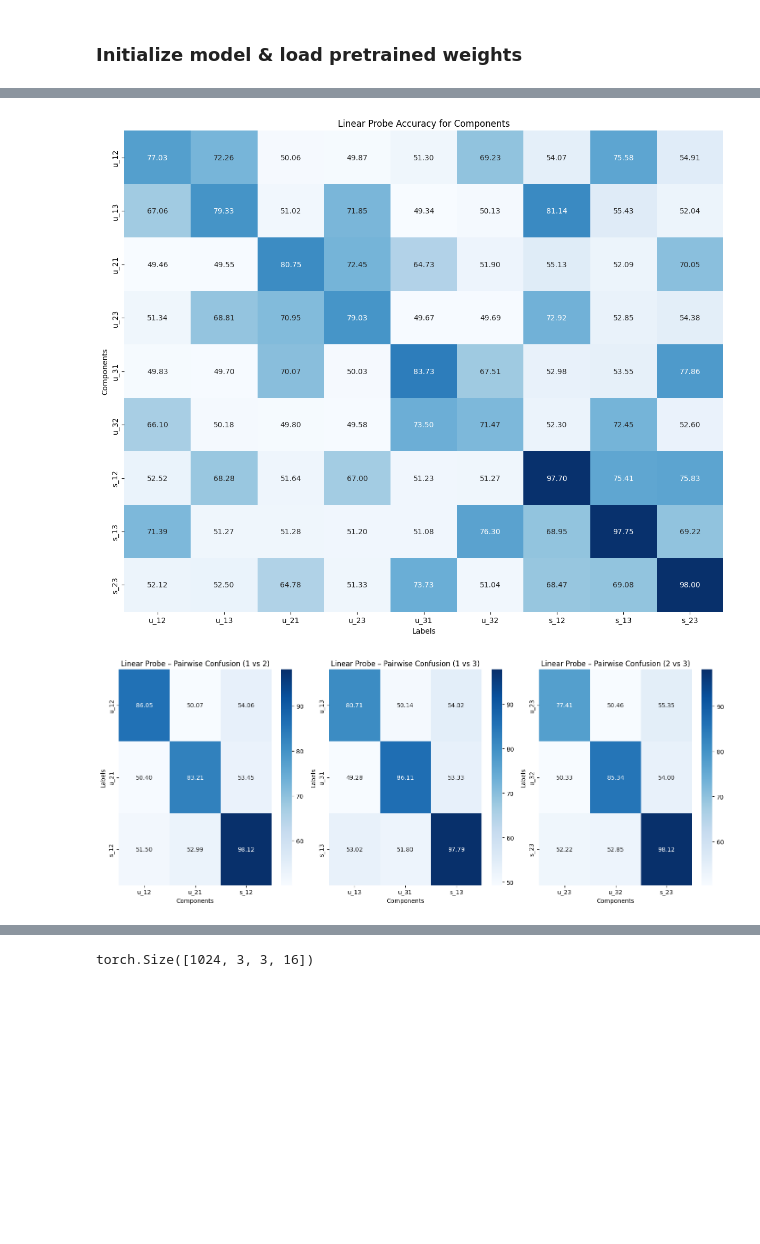
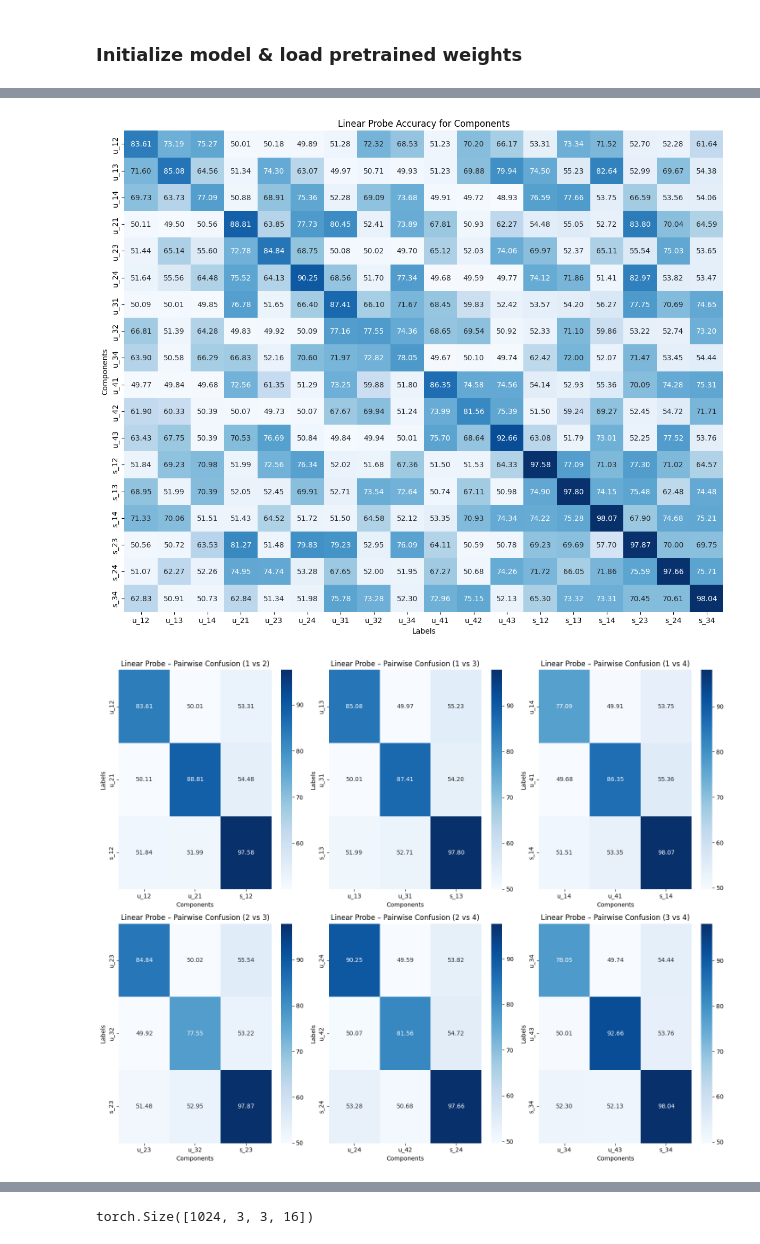
Before and after one commit to Vascorn/RePercENT, a Jupyter notebook: notebooks/repercent_synthetic.ipynb, the cells around one changed output, grey strips where cells are left out. Drawn from its saved outputs; the diff is of its cells as text; code cells hidden in the pictures; blank space fills up the shorter version.

```diff
--- a/notebooks/repercent_synthetic.ipynb
+++ b/notebooks/repercent_synthetic.ipynb
@@ -52,15 +44,12 @@ Using device: cuda
 ### Read config files
 # %%
 # Read the configuration files for data
-data_config_path = os.path.join(base_dir, "configs", "data", "synthetic_data.yaml")
+data_config_path = os.path.join(base_dir, "configs", "data", "synthetic_data_4m.yaml")
 with open(data_config_path, 'r') as f:
     data_config = yaml.safe_load(f)
-# Read the configuration files for the model
-model_config_path = os.path.join(base_dir, "configs", "model", "repercent.yaml")
-with open(model_config_path, 'r') as f:
-    model_config = yaml.safe_load(f)
+
 # Read the configuration files for training
-training_config_path = os.path.join(base_dir, "configs", "training", "train_synthetic.yaml")
+training_config_path = os.path.join(base_dir, "configs", "training", "train_synthetic_4m.yaml")
 with open(training_config_path, 'r') as f:
     training_config = yaml.safe_load(f)
 # %% [markdown]
@@ -111,10 +98,22 @@ for batch in train_dataloader:
 # %% [markdown]
 ### Initialize model & load pretrained weights
 # %%
-# Define the disentangled encoders
-disenEncoders = [make_model(model_config, data_config, modality= m+1, M= data_config["create_data"]["M"]) for m in range(data_config["create_data"]["M"])]
+model_type = "jointopt"  # Options: "repercent", "jointopt"
+# Read the configuration files for the model
+model_config_path = os.path.join(base_dir, "configs", "model", f"{model_type}_4m.yaml")
+with open(model_config_path, 'r') as f:
+    model_config = yaml.safe_load(f)
+match model_type:
+    case "repercent":
+        # Define the disentangled encoders
+        disenEncoders = [make_model(model_config, data_config, modality= m+1, M= data_config["create_data"]["M"]) for m in range(data_config["create_data"]["M"])]
 
-# Define the RePercENT model
-model= RePercENT(M= data_config["create_data"]["M"], disenEncoder= disenEncoders, disen_mapping= model_config["repercent"]["disen_mapping"]).to(device)
+        # Define the RePercENT model
+        model= RePercENT(M= data_config["create_data"]["M"], disenEncoder= disenEncoders, disen_mapping= model_config["repercent"]["disen_mapping"]).to(device)
+    case "jointopt":
+        model = make_model_jointopt(model_config, data_config).to(device)
+    case _:
+        raise ValueError(f"Unknown model type: {model_type}")
+
 disen_loss = DisenLoss(alpha= training_config["disen_loss"]["alpha"], lmd=training_config["disen_loss"]["lmd"], lmd_end_value= training_config["disen_loss"]["lmd_end_value"], M= data_config["create_data"]["M"])
 optimizer = torch.optim.Adam(model.parameters(), lr=training_config["optimizer"]["lr"], weight_decay= training_config["optimizer"]["weight_decay"])
@@ -191,16 +172,16 @@ import matplotlib.pyplot as plt
 plot_confusion_matrix(linear_probe_acc, labels= components, components= components)
 plt.close("all")
 # %% [output]
-[figure, old version]
+[figure, new version]
 # %%
 from src.utils.helpers import plot_pairwise_confusion_matrices
 from itertools import combinations
-M = 3
+M = 4
 
-plot_pairwise_confusion_matrices(linear_probe_acc, M= 3, components= components, pairs = list(combinations(range(M), 2)))
+plot_pairwise_confusion_matrices(linear_probe_acc, M= 4, components= components, pairs = list(combinations(range(M), 2)))
 plt.close("all")
 # %% [output]
-[figure, old version]
+[figure, new version]
 # %%
 def parse_pair(key):
     # "u_12" or "s_23"
```
Also changed, not shown: parts of 8 cells of this notebook, 11 other files.
